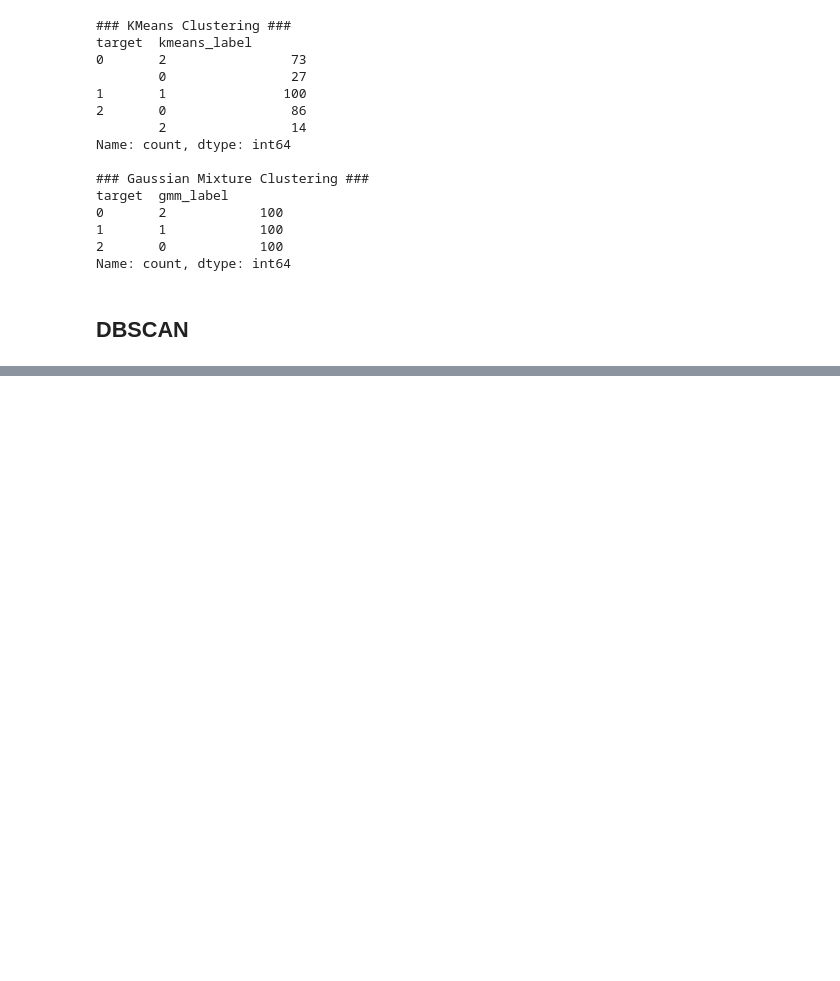
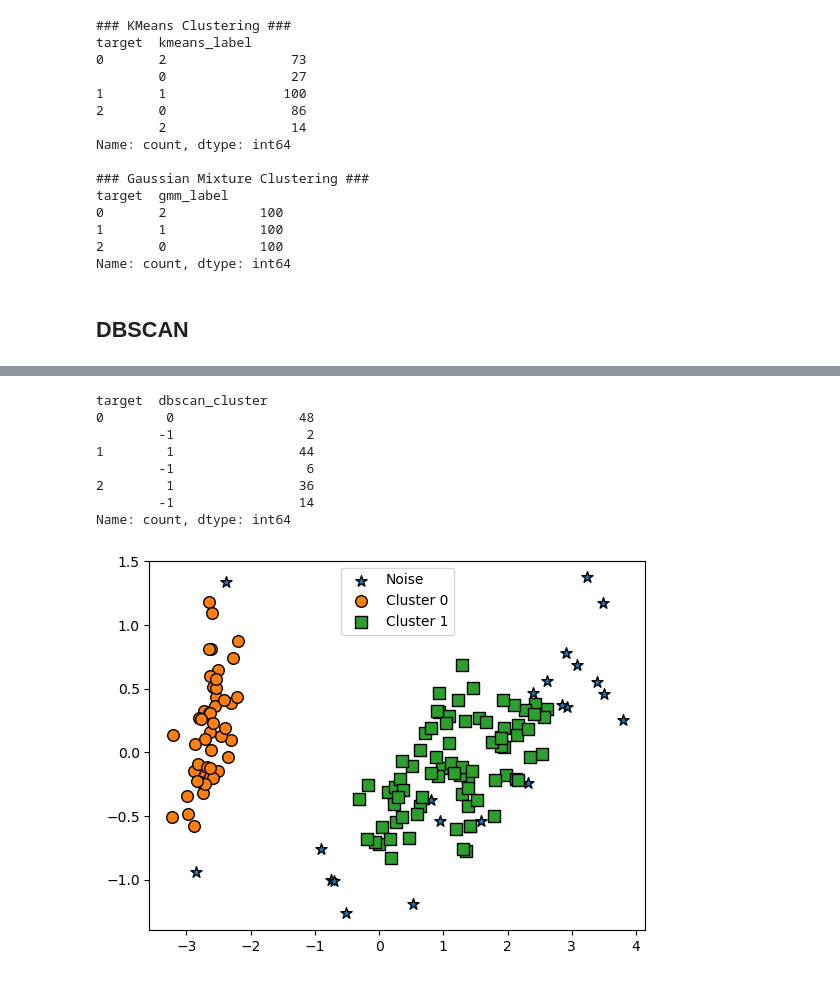
Before and after one commit to HeeJu-XiJu/Machinelearning, a Jupyter notebook: 07_군집화.ipynb, the cells around one changed output, grey strips where cells are left out. Cells and saved outputs as stored; diff of their text form; code cells hidden in the pictures; blank space fills up the shorter version.

```diff
--- a/07_군집화.ipynb
+++ b/07_군집화.ipynb
@@ -457,0 +527,27 @@ Name: count, dtype: int64
+# %%
+from sklearn.cluster import DBSCAN
+
+dbscan = DBSCAN(eps=0.6, min_samples=16, metric='euclidean')
+dbscan_labels = dbscan.fit_predict(iris.data)
+irisDF['dbscan_cluster'] = dbscan_labels
+irisDF['target'] = iris.target
+
+iris_result = irisDF.groupby(['target'])['dbscan_cluster'].value_counts()
+print(iris_result)
+
+pca = PCA(n_components=2, random_state=0)
+pcs_transformed = pca.fit_transform(iris.data)
+irisDF['ftr1'] = pca_transformed[:, 0]
+irisDF['ftr2'] = pca_transformed[:, 1]
+
+visualize_cluster_plot(dbscan, irisDF, 'dbscan_cluster', iscenter=False)
+# %% [output]
+target  dbscan_cluster
+0        0                48
+        -1                 2
+1        1                44
+        -1                 6
+2        1                36
+        -1                14
+Name: count, dtype: int64
+[figure, added]
```
Also changed, not shown: parts of 26 cells of this notebook, 3 other files.
